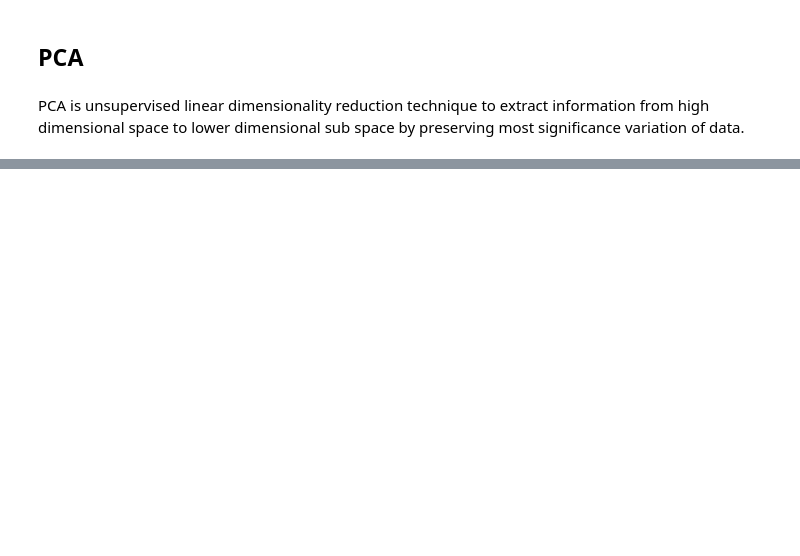
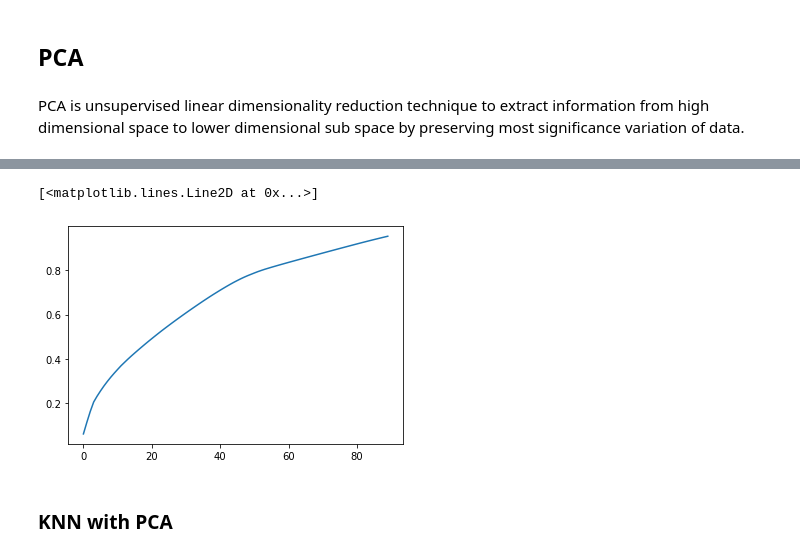
Before and after one commit to idobar1403/FinalProjectYear1, a Jupyter notebook: Classification.ipynb, the cells around one changed output, grey strips where cells are left out. Saved outputs shown, nothing was run; the diff lists cells and outputs as text; code cells hidden in the pictures; blank space fills up the shorter version.

```diff
--- a/Classification.ipynb
+++ b/Classification.ipynb
@@ -757,5 +796,6 @@ plt.plot(sum)
 # %%
-pca=PCA(n_components=0.9505)
+pca=PCA(n_components=0.95)
+#Fitting the data to the pca.
 X_trainreduce=pca.fit_transform(X_train)
 X_testreduce=pca.transform(X_test)
 # %%
@@ -765,6 +805,14 @@ pca.n_components_
+# %%
+sum=np.cumsum(pca.explained_variance_ratio_)
+plt.plot(sum)
+# %% [output]
+[<matplotlib.lines.Line2D at 0x...>]
+[figure, added]
 # %%
 X_train_pca=pd.DataFrame(X_trainreduce)
 X_test_pca=pd.DataFrame(X_testreduce)
+# %% [markdown]
+### KNN with PCA
 # %%
 from sklearn.neighbors import KNeighborsClassifier
 neighpca = KNeighborsClassifier(n_neighbors=5)
```
Also changed, not shown: parts of 44 cells of this notebook.
